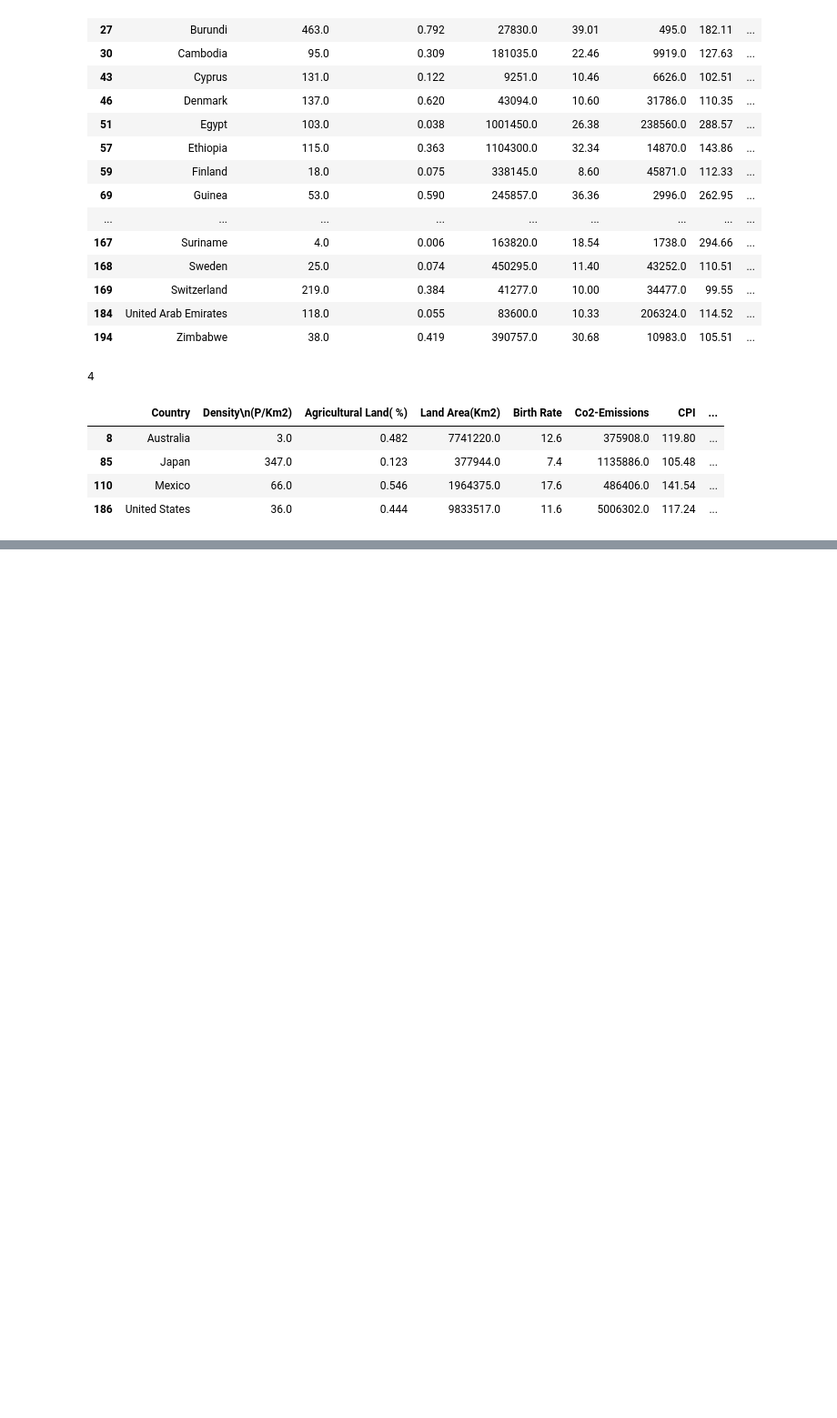
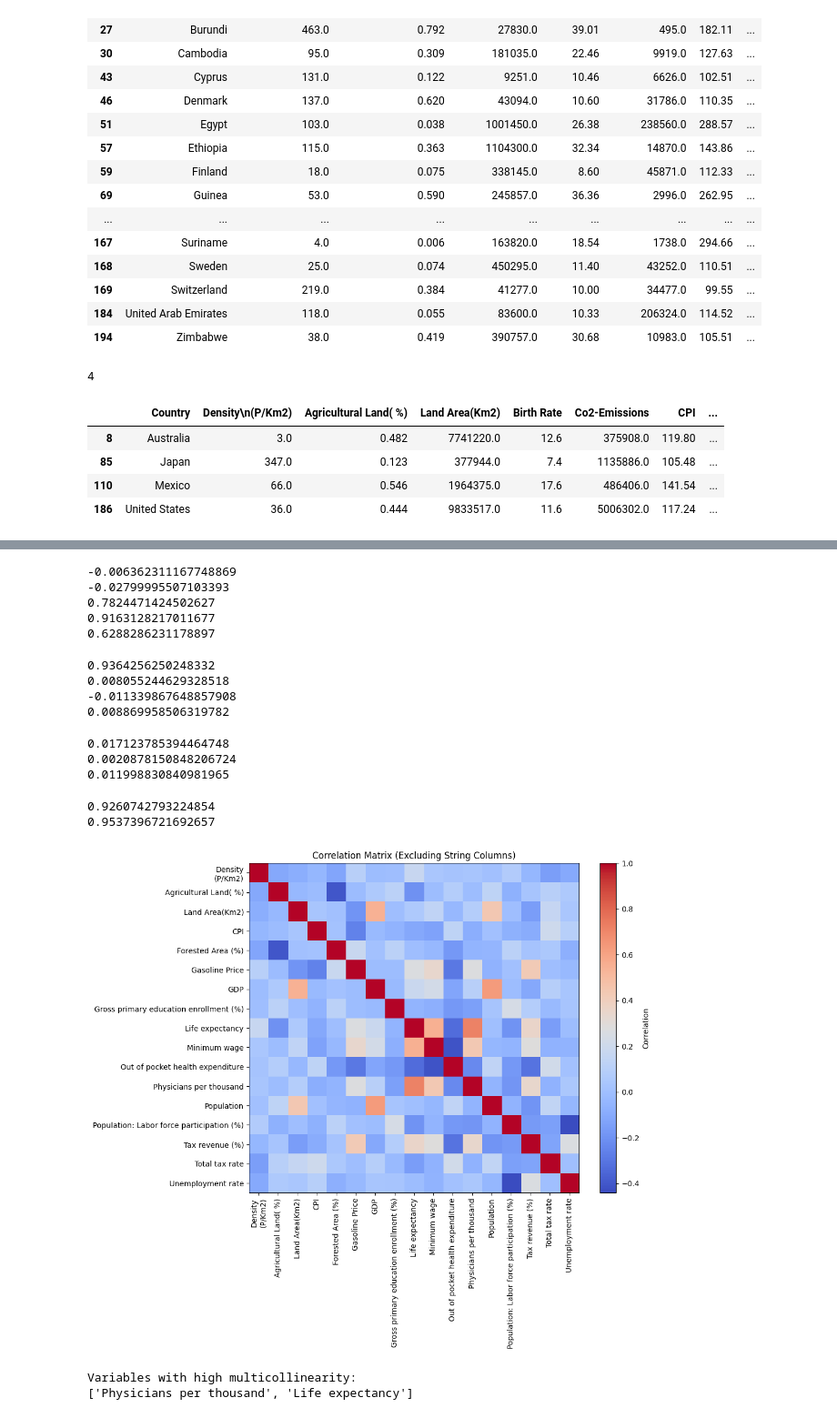
Before and after one commit to KacperWro/DataAnalysisCA, a Jupyter notebook: main.ipynb, the cells around one changed output, grey strips where cells are left out. Shown: that part at 91% size. Cells and saved outputs as stored; diff of their text form; code cells hidden in the pictures; blank space fills up the shorter version.

Commit message:
Investigate multicolinearity and remove redundant columns

```diff
--- a/main.ipynb
+++ b/main.ipynb
@@ -388,0 +399,23 @@ print(len(nan_rows))
+# %%
+def get_corr_matrix():
+    numeric_columns = world_data.select_dtypes(include=['number'])
+    correlation_matrix = numeric_columns.corr()
+
+    plt.figure(figsize=(10, 8))
+    plt.imshow(correlation_matrix, cmap='coolwarm', interpolation='nearest')
+    plt.colorbar(label='Correlation')
+    plt.title('Correlation Matrix (Excluding String Columns)')
+    plt.xticks(range(len(correlation_matrix.columns)), correlation_matrix.columns, rotation=90)
+    plt.yticks(range(len(correlation_matrix.columns)), correlation_matrix.columns)
+    plt.show()
+
+    highly_correlated = (correlation_matrix.abs() > 0.7) & (correlation_matrix.abs() < 1.0)
+    multicollinear_variables = set()
+    for col in correlation_matrix.columns:
+        multicollinear_variables.update(set(correlation_matrix.index[highly_correlated[col]]))
+    multicollinear_variables = list(multicollinear_variables)
+
+    print("\nVariables with high multicollinearity:")
+    print(multicollinear_variables)
+
+get_corr_matrix
@@ -388,0 +442,36 @@ print(len(nan_rows))
+# %%
+print(world_data['GDP'].corr(world_data['CPI Change (%)']))
+print(world_data['GDP'].corr(world_data['CPI']))
+print(world_data['GDP'].corr(world_data['Urban_population'])) # High colinearity, get rid of urban population
+print(world_data['GDP'].corr(world_data['Co2-Emissions'])) # High colinearity, get rid o Co2 emissions
+print(world_data['GDP'].corr(world_data['Population']))
+# %% [output]
+-0.006362311167748869
+-0.02799995507103393
+0.7824471424502627
+0.9163128217011677
+0.6288286231178897
+# %%
+print(world_data['CPI'].corr(world_data['CPI Change (%)'])) # High colinearity, get rid of CPI Change (%)
+print(world_data['CPI'].corr(world_data['Urban_population']))
+print(world_data['CPI'].corr(world_data['Co2-Emissions']))
+print(world_data['CPI'].corr(world_data['Population']))
+# %% [output]
+0.9364256250248332
+0.008055244629328518
+-0.011339867648857908
+0.008869958506319782
+# %%
+print(world_data['CPI Change (%)'].corr(world_data['Urban_population']))
+print(world_data['CPI Change (%)'].corr(world_data['Co2-Emissions']))
+print(world_data['CPI Change (%)'].corr(world_data['Population']))
+# %% [output]
+0.017123785394464748
+0.0020878150848206724
+0.011998830840981965
+# %%
+print(world_data['Urban_population'].corr(world_data['Co2-Emissions']))
+print(world_data['Urban_population'].corr(world_data['Population']))
+# %% [output]
+0.9260742793224854
+0.9537396721692657
@@ -388,0 +487,6 @@ print(len(nan_rows))
+# %%
+get_corr_matrix()
+# %% [output]
+[figure, added]
+Variables with high multicollinearity:
+['Physicians per thousand', 'Life expectancy']
```
Also changed, not shown: parts of 6 cells of this notebook.
